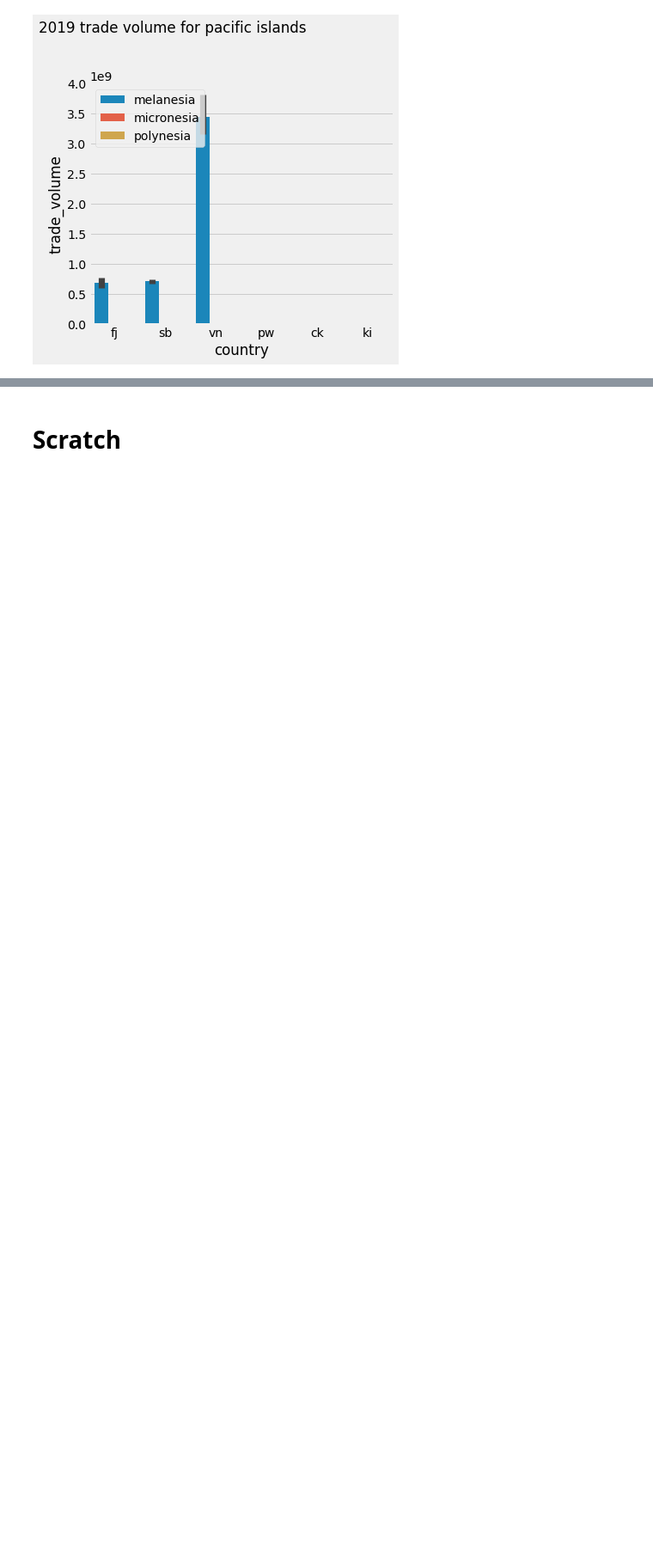
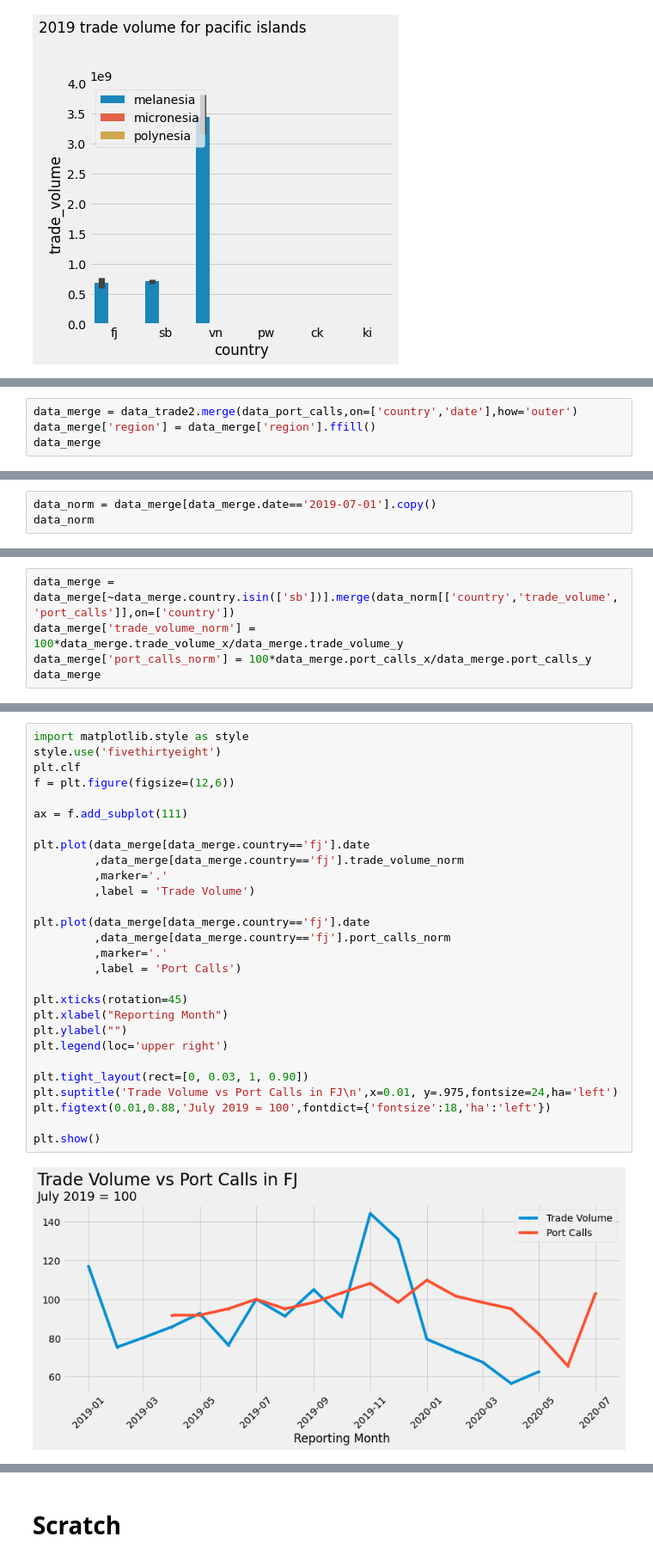
Before and after one commit to GeoffPidcock/ais-pacifimpact, a Jupyter notebook: notebooks/04--geoffpidcock--adhoc-analysis.ipynb, the cells around one changed output, grey strips where cells are left out. Shown at 86% size. Cells and saved outputs as stored; diff of their text form; blank space fills up the shorter version.

```diff
--- a/notebooks/04--geoffpidcock--adhoc-analysis.ipynb
+++ b/notebooks/04--geoffpidcock--adhoc-analysis.ipynb
@@ -219,0 +308,4 @@ plt.show()
+# %%
+data_merge = data_trade2.merge(data_port_calls,on=['country','date'],how='outer')
+data_merge['region'] = data_merge['region'].ffill()
+data_merge
@@ -219,0 +347,3 @@ plt.show()
+# %%
+data_norm = data_merge[data_merge.date=='2019-07-01'].copy()
+data_norm
@@ -219,0 +358,5 @@ plt.show()
+# %%
+data_merge = data_merge[~data_merge.country.isin(['sb'])].merge(data_norm[['country','trade_volume','port_calls']],on=['country'])
+data_merge['trade_volume_norm'] = 100*data_merge.trade_volume_x/data_merge.trade_volume_y
+data_merge['port_calls_norm'] = 100*data_merge.port_calls_x/data_merge.port_calls_y
+data_merge
@@ -219,0 +386,30 @@ plt.show()
+# %%
+import matplotlib.style as style
+style.use('fivethirtyeight')
+plt.clf
+f = plt.figure(figsize=(12,6))
+
+ax = f.add_subplot(111)
+
+plt.plot(data_merge[data_merge.country=='fj'].date
+         ,data_merge[data_merge.country=='fj'].trade_volume_norm
+         ,marker='.'
+         ,label = 'Trade Volume')
+
+plt.plot(data_merge[data_merge.country=='fj'].date
+         ,data_merge[data_merge.country=='fj'].port_calls_norm
+         ,marker='.'
+         ,label = 'Port Calls')
+
+plt.xticks(rotation=45)
+plt.xlabel("Reporting Month")
+plt.ylabel("")
+plt.legend(loc='upper right')
+
+plt.tight_layout(rect=[0, 0.03, 1, 0.90])
+plt.suptitle('Trade Volume vs Port Calls in FJ\n',x=0.01, y=.975,fontsize=24,ha='left')
+plt.figtext(0.01,0.88,'July 2019 = 100',fontdict={'fontsize':18,'ha':'left'})
+
+plt.show()
+# %% [output]
+[figure, added]
```
Also changed, not shown: parts of 13 cells of this notebook, 1 other file.
